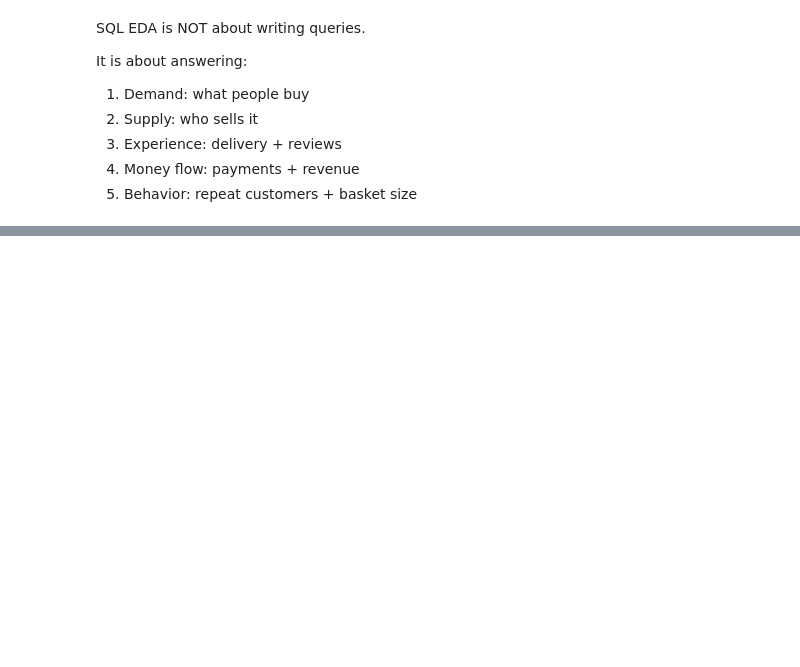
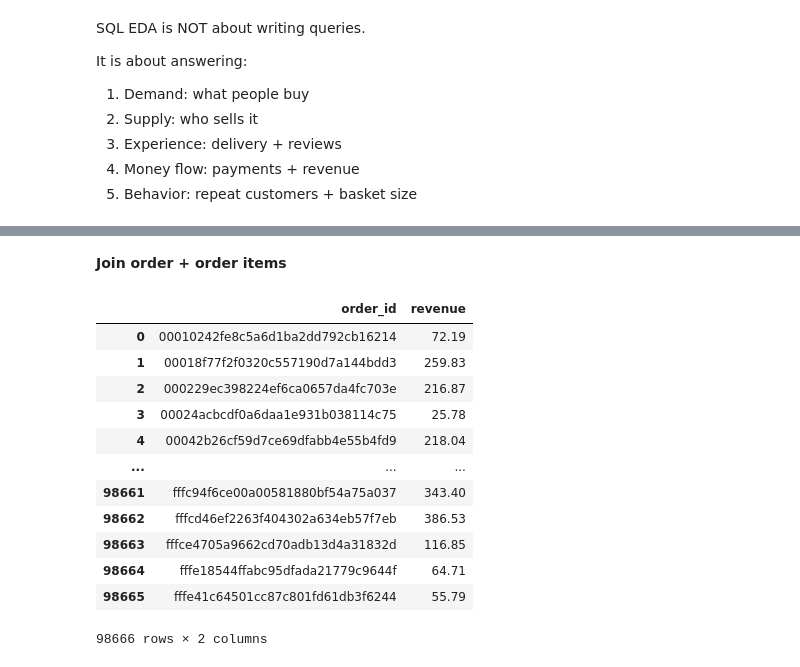
Before and after one commit to VusiFrelimoSkosana/MachineLearning-and-Artificial-Intelligence-Engineering, a Jupyter notebook: AIEngineeringAssociate/0_SQL/Brazilian E-Commerce Public Dataset.ipynb, the cells around one changed output, grey strips where cells are left out. Cells and saved outputs as stored; diff of their text form; code cells hidden in the pictures; blank space fills up the shorter version.

```diff
--- a/AIEngineeringAssociate/0_SQL/Brazilian E-Commerce Public Dataset.ipynb
+++ b/AIEngineeringAssociate/0_SQL/Brazilian E-Commerce Public Dataset.ipynb
@@ -340,0 +438,24 @@ display(result)
+# %% [markdown]
+**Join order + order items**
+# %%
+result5=pd.read_sql_query("""SELECT o.order_id, SUM(oi.price + oi.freight_value) AS revenue
+                             FROM orders o
+                             JOIN order_items oi
+                             ON o.order_id=oi.order_id
+                             GROUP BY o.order_id""",conn)
+
+display(result5)
+# %% [output]
+|  | order_id | revenue |
+| 0 | 00010242fe8c5a6d1ba2dd792cb16214 | 72.19 |
+| 1 | 00018f77f2f0320c557190d7a144bdd3 | 259.83 |
+| 2 | 000229ec398224ef6ca0657da4fc703e | 216.87 |
+| 3 | 00024acbcdf0a6daa1e931b038114c75 | 25.78 |
+| 4 | 00042b26cf59d7ce69dfabb4e55b4fd9 | 218.04 |
+| ... | ... | ... |
+| 98661 | fffc94f6ce00a00581880bf54a75a037 | 343.40 |
+| 98662 | fffcd46ef2263f404302a634eb57f7eb | 386.53 |
+| 98663 | fffce4705a9662cd70adb13d4a31832d | 116.85 |
+| 98664 | fffe18544ffabc95dfada21779c9644f | 64.71 |
+| 98665 | fffe41c64501cc87c801fd61db3f6244 | 55.79 |
+98666 rows × 2 columns
```
Also changed, not shown: parts of 22 cells of this notebook.
